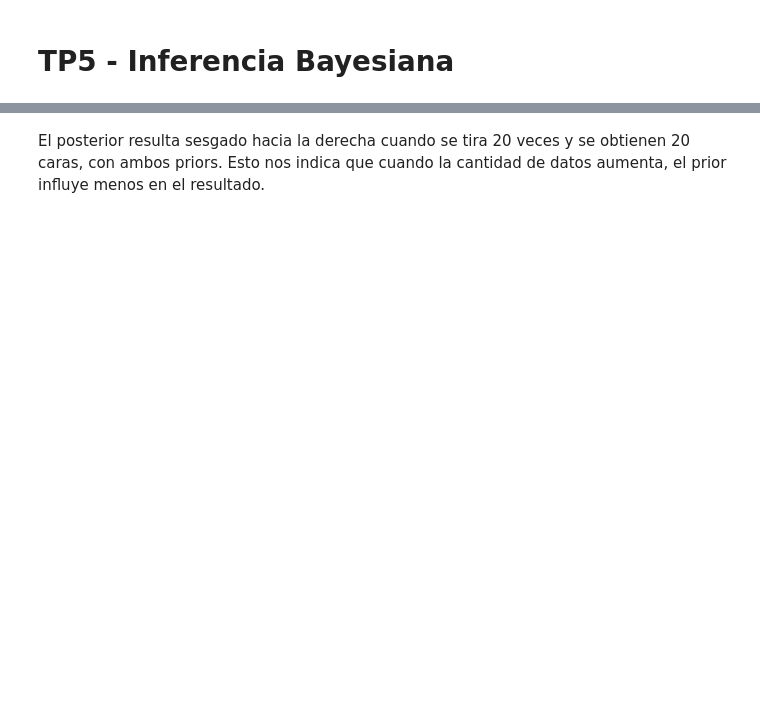
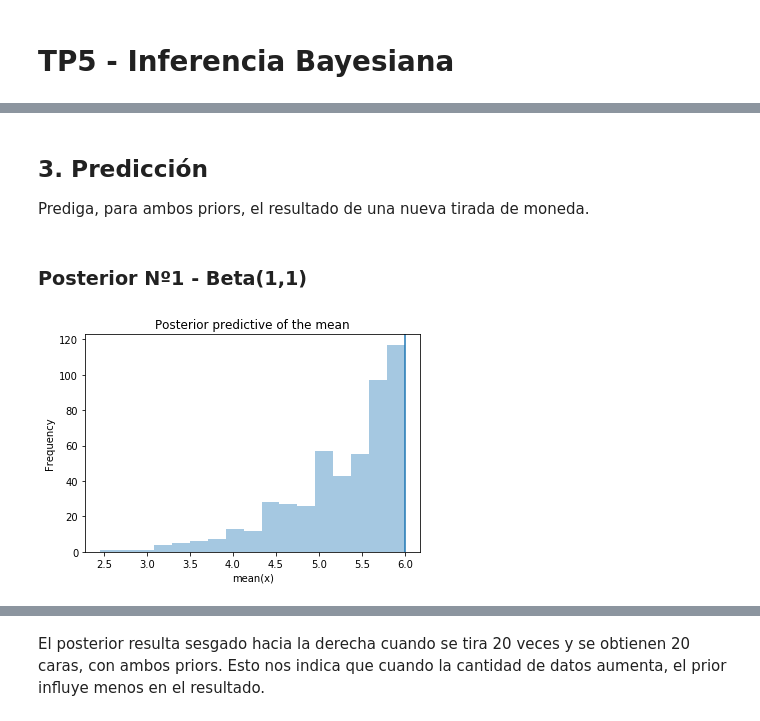
Before and after one commit to barbeiton/tpscd, a Jupyter notebook: tp5/tp5.ipynb, the cells around one changed output, grey strips where cells are left out. Drawn from its saved outputs; the diff is of its cells as text; code cells hidden in the pictures; blank space fills up the shorter version.

```diff
--- a/tp5/tp5.ipynb
+++ b/tp5/tp5.ipynb
@@ -96,0 +104,15 @@ plt.show()
+# %% [markdown]
+## 3. Predicción
+Prediga, para ambos priors, el resultado de una nueva tirada de moneda.
+# %% [markdown]
+### Posterior Nº1  - Beta(1,1)
+# %%
+ppc1 = pm.sample_ppc(trace, samples=500, model=modelo, size=100)
+
+ax = plt.subplot()
+sns.distplot([n.mean() for n in ppc1['caras']], kde=False, ax=ax)
+ax.axvline(6)
+ax.set(title='Posterior predictive of the mean', xlabel='mean(x)', ylabel='Frequency');
+plt.show()
+# %% [output]
+[figure, added]
```
Also changed, not shown: parts of 49 cells of this notebook.
